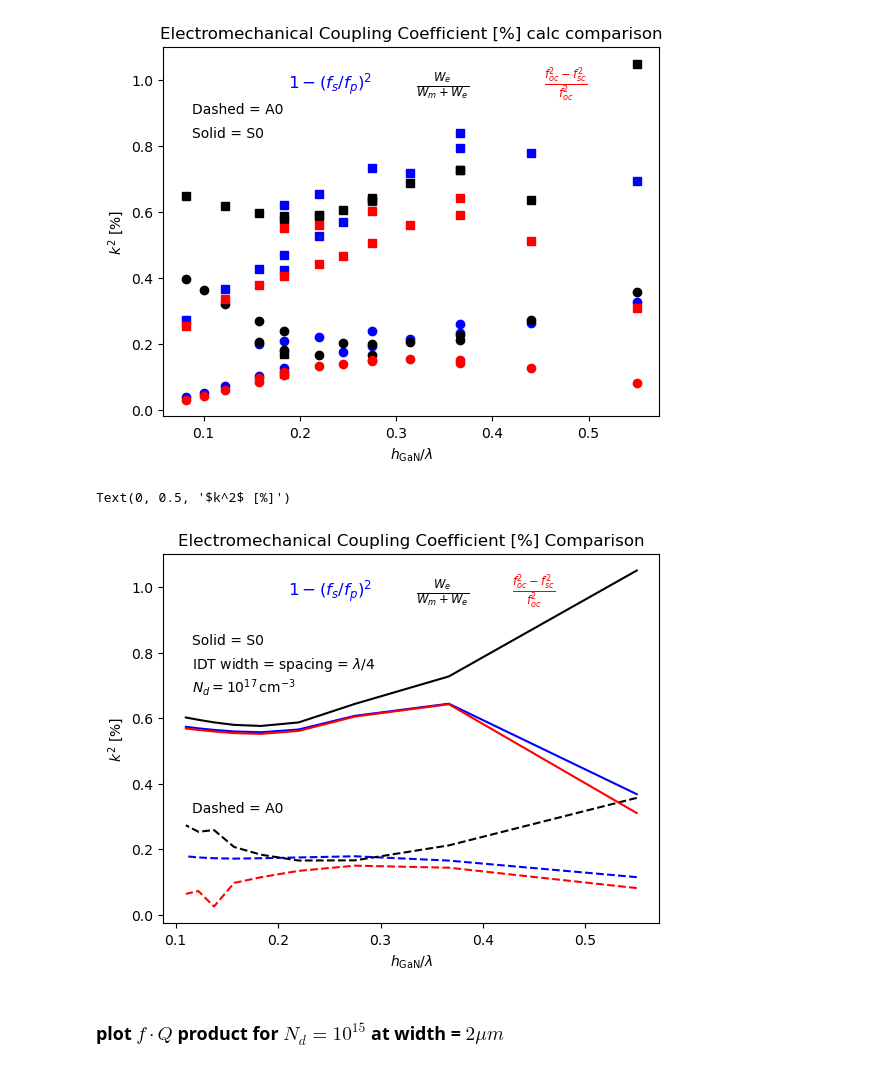
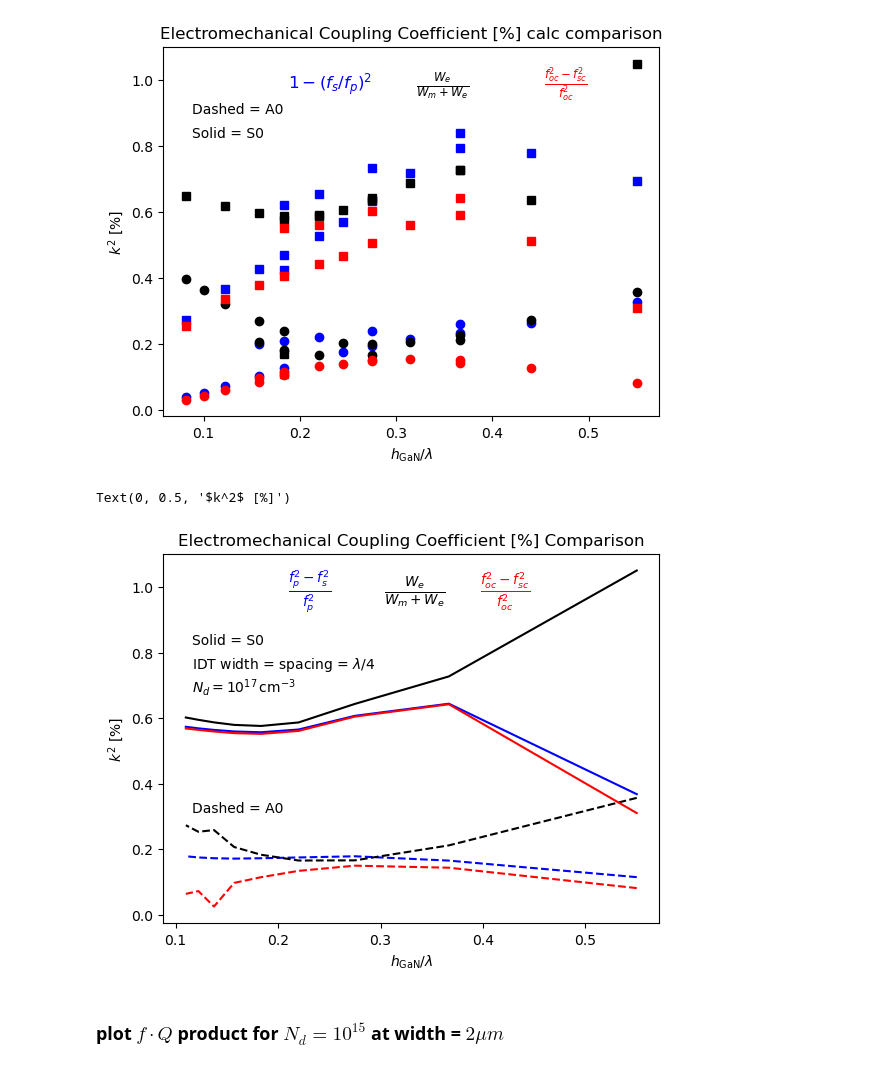
Before and after one commit to ninja-lab/Resonators, a Jupyter notebook: ComsolPlots3.ipynb, the cells around one changed output. Cells and saved outputs as stored; diff of their text form; code cells hidden in the pictures.

```diff
--- a/ComsolPlots3.ipynb
+++ b/ComsolPlots3.ipynb
@@ -371,36 +371,36 @@ Text(0, 0.5, '$k^2$ [%]')
 # %%
 #cell 101
 Nd_idx    = 3         # 1e17 cm^-3
 fig, ax = plt.subplots()
 
 # A0 modes are dashed, S0 modes are solid
 ax.plot(lambda_quarter_df["hGaN/lambda"], lambda_quarter_df["ksq_A0_fd"], color='b', linestyle='--')#, label = r'$k^2 [\%]$')
 ax.plot(lambda_quarter_df["hGaN/lambda"], lambda_quarter_df["ksq_S0_fd"], color='b', linestyle='-')#, label = r'$k^2 [\%]$')
 ax.plot(lambda_quarter_df["hGaN/lambda"], lambda_quarter_df["ksq1_A0"], color='k', linestyle='--')#, label = r'$k^2 [\%]$')
 ax.plot(lambda_quarter_df["hGaN/lambda"], lambda_quarter_df["ksq1_S0"], color='k', linestyle='-')#, label = r'$k^2 [\%]$')
 ax.plot(lambda_quarter_df["hGaN/lambda"], lambda_quarter_df["ksq2_A0"], color='r', linestyle='--')#, label = r'$k^2 [\%]$')
 ax.plot(lambda_quarter_df["hGaN/lambda"], lambda_quarter_df["ksq2_S0"], color='r', linestyle='-')#, label = r'$k^2 [\%]$')
 
 # Annotations
 
-ax.annotate(r'$1-(f_s/f_p)^2$', xy=(0.3, 0.8), xycoords='figure fraction', color='b', fontsize=12)
-ax.annotate(r'$\frac{W_e}{W_m+W_e}$', xy=(0.5, 0.8), xycoords='figure fraction', color='k', fontsize=12)
-ax.annotate(r'$\frac{f_{oc}^2 - f_{sc}^2}{f_{oc}^2}$', xy=(0.65, 0.8), xycoords='figure fraction', color='r', fontsize=12)
+ax.annotate(r'$\frac{f_{p}^2 - f_{s}^2}{f_{p}^2}$', xy=(0.3, 0.8), xycoords='figure fraction', color='b', fontsize=14)
+ax.annotate(r'$\frac{W_e}{W_m+W_e}$', xy=(0.45, 0.8), xycoords='figure fraction', color='k', fontsize=14)
+ax.annotate(r'$\frac{f_{oc}^2 - f_{sc}^2}{f_{oc}^2}$', xy=(0.6, 0.8), xycoords='figure fraction', color='r', fontsize=14)
 # Mode annotations
 ax.annotate('Dashed = A0', xy=(0.15, 0.35), xycoords='figure fraction', color='k', fontsize=10)
 ax.annotate('Solid = S0', xy=(0.15, 0.7), xycoords='figure fraction', color='k', fontsize=10)
 ax.annotate(r'IDT width = spacing = $\lambda/4$', xy=(0.15, 0.65), xycoords='figure fraction', color='k', fontsize=10)
 ax.annotate(r'$N_d = 10^{17} \,\text{cm}^{-3}$', xy=(0.15, 0.6), xycoords='figure fraction', color='k', fontsize=10)
 ax.set_xlabel(r'$h_{\mathrm{GaN}}/\lambda$')
 ax.set_title('Electromechanical Coupling Coefficient [%] Comparison')
 ax.set_ylabel(r'$k^2$ [%]')
 #optional Popa comparison
 #ax.plot(popa_df["hGan/Lambda"], popa_df["S0"], color='g', linestyle='-')#, label = r'$k^2 [\%]$')
 #ax.plot(popa_df["hGan/Lambda"], popa_df["A0"], color='g', linestyle='--')
 #ax.set_xlim(0, 0.6)
 # %% [output]
 Text(0, 0.5, '$k^2$ [%]')
-[figure, old version]
+[figure, new version]
 # %% [markdown]
 ### plot $f\cdot Q$ product for $N_d = 10^{15}$ at width = $2\mu m$
 # %%
```
Also changed, not shown: parts of 5 cells of this notebook, 9 other files.
